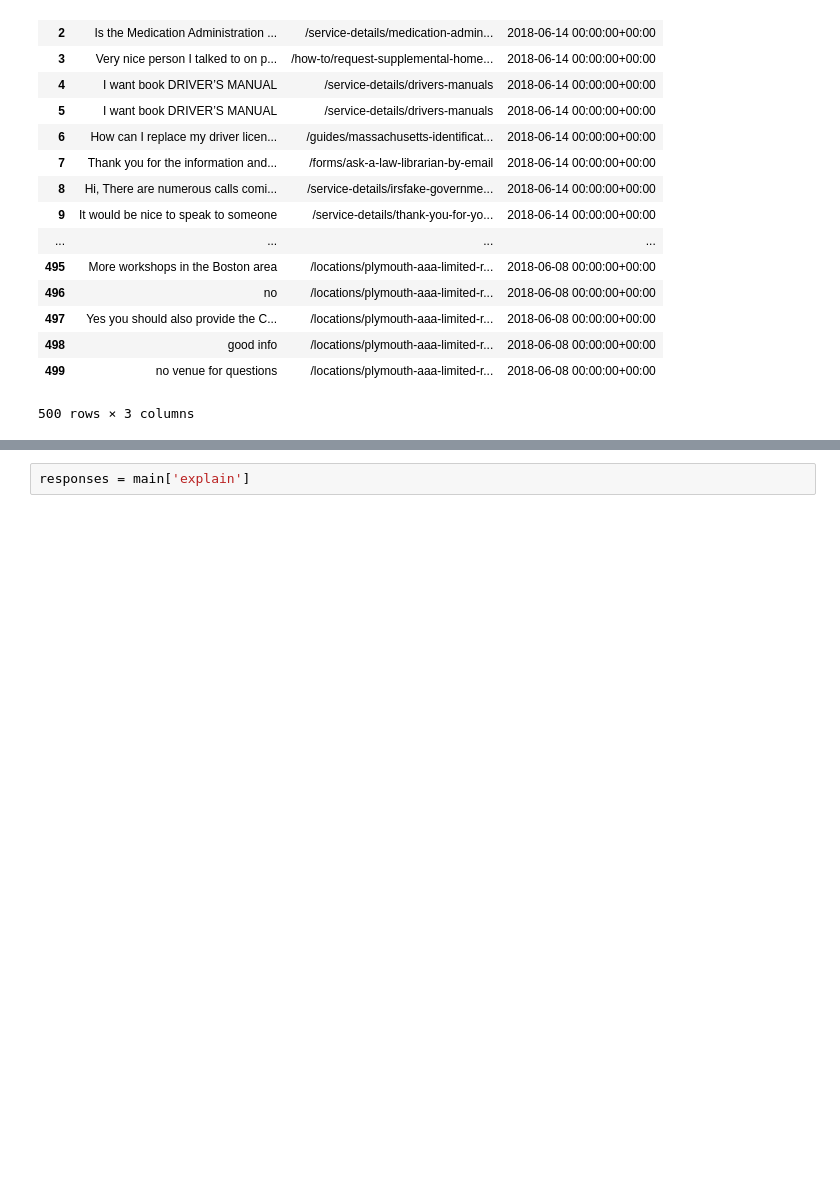
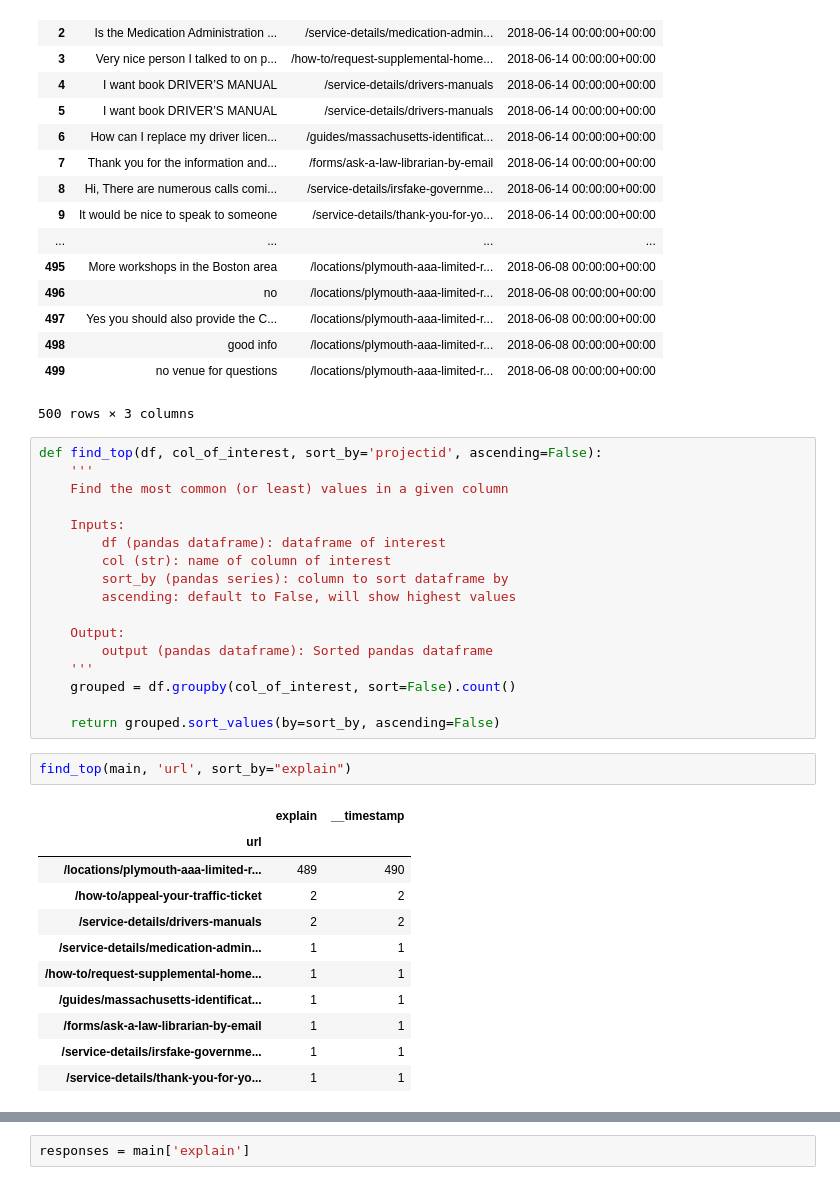
Before and after one commit to natashamathur/EOTSS, a Jupyter notebook: Feedback Preliminary.ipynb, the cells around one changed output, grey strips where cells are left out. Cells and saved outputs as stored; diff of their text form; blank space fills up the shorter version.

```diff
--- a/Feedback Preliminary.ipynb
+++ b/Feedback Preliminary.ipynb
@@ -23,3 +23,34 @@ main
 | 498 | good info | /locations/plymouth-aaa-limited-r... | 2018-06-08 00:00:00+00:00 |
 | 499 | no venue for questions | /locations/plymouth-aaa-limited-r... | 2018-06-08 00:00:00+00:00 |
 500 rows × 3 columns
+# %%
+def find_top(df, col_of_interest, sort_by='projectid', ascending=False):
+    '''
+    Find the most common (or least) values in a given column
+
+    Inputs:
+        df (pandas dataframe): dataframe of interest
+        col (str): name of column of interest
+        sort_by (pandas series): column to sort dataframe by
+        ascending: default to False, will show highest values
+
+    Output:
+        output (pandas dataframe): Sorted pandas dataframe
+    '''
+    grouped = df.groupby(col_of_interest, sort=False).count()
+
+    return grouped.sort_values(by=sort_by, ascending=False)
+# %%
+find_top(main, 'url', sort_by="explain")
+# %% [output]
+|  | explain | __timestamp |
+| url |  |  |
+| /locations/plymouth-aaa-limited-r... | 489 | 490 |
+| /how-to/appeal-your-traffic-ticket | 2 | 2 |
+| /service-details/drivers-manuals | 2 | 2 |
+| /service-details/medication-admin... | 1 | 1 |
+| /how-to/request-supplemental-home... | 1 | 1 |
+| /guides/massachusetts-identificat... | 1 | 1 |
+| /forms/ask-a-law-librarian-by-email | 1 | 1 |
+| /service-details/irsfake-governme... | 1 | 1 |
+| /service-details/thank-you-for-yo... | 1 | 1 |
```
Also changed, not shown: parts of 4 cells of this notebook.
